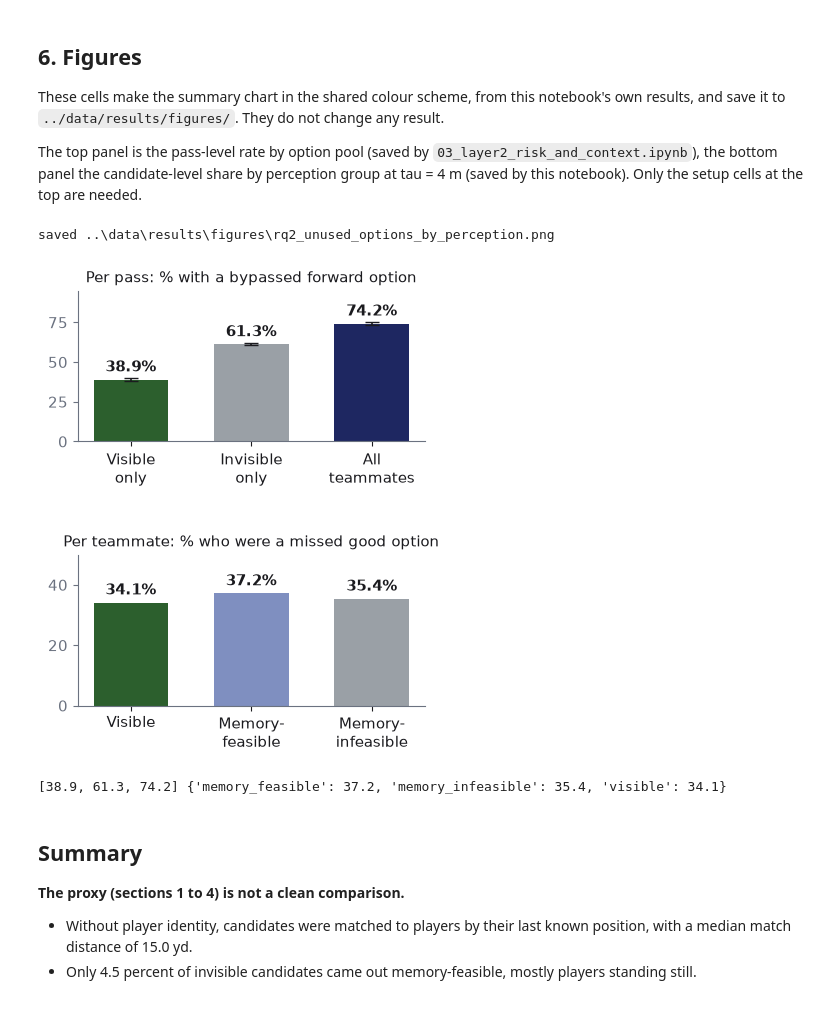
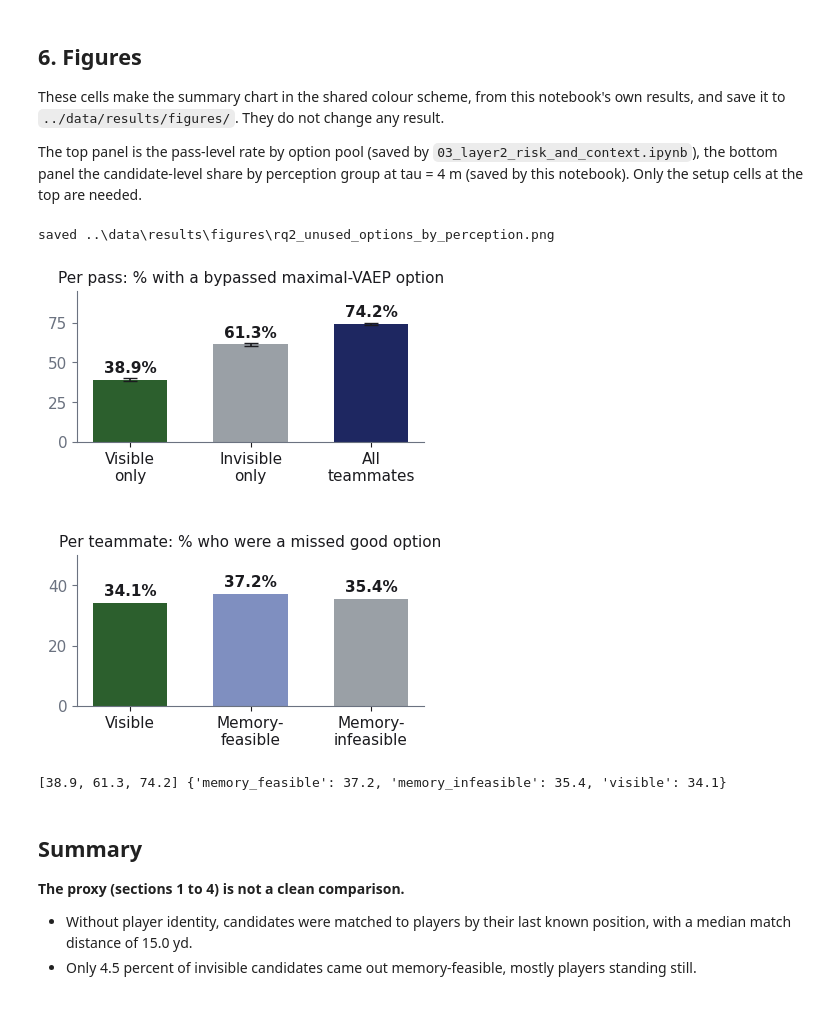
Before and after one commit to Raeesa12/perception-aware-passing-in-football, a Jupyter notebook: notebooks/07_layer3_memory_feasibility.ipynb, the cells around one changed output. Saved outputs shown, nothing was run; the diff lists cells and outputs as text; code cells hidden in the pictures.

Commit message:
Rename forward-progressive to maximal-VAEP and forward-bias rate to bypass rate

```diff
--- a/notebooks/07_layer3_memory_feasibility.ipynb
+++ b/notebooks/07_layer3_memory_feasibility.ipynb
@@ -433,20 +433,20 @@ Before the passer fix, memory_feasible held 23822 rows, so 3846 rows (about 16 p
 
 The imbalance matters for how much weight to put on the memory_feasible rate below. It is a small, unusual subset of invisible candidates, not a representative sample of them, so any pattern found in it describes that subset specifically rather than invisible candidates in general.
 # %%
-candidates_full['legitimate_forward_progressive_any_vis'] = (
+candidates_full['legitimate_maximal_vaep_any_vis'] = (
     (~candidates_full['offside'].fillna(True))
     & (candidates_full['xp_value'] >= 0.05)
-    & candidates_full['forward_progressive']
+    & candidates_full['maximal_vaep']
 )
 
 from scipy.stats import binomtest
 
 for group_name, group_df in candidates_full.groupby('group'):
     pass_level_group = group_df.groupby(['match_id', 'original_event_id']).agg(
-        had_legit_forward_option=('legitimate_forward_progressive_any_vis', 'any')
+        had_legit_option=('legitimate_maximal_vaep_any_vis', 'any')
     ).reset_index()
     n_total = len(pass_level_group)
-    n_bypassed = int(pass_level_group['had_legit_forward_option'].sum())
+    n_bypassed = int(pass_level_group['had_legit_option'].sum())
     rate = n_bypassed / n_total if n_total else float('nan')
     result = binomtest(n_bypassed, n_total, p=0.5) if n_total else None
     p_str = f"{result.pvalue:.4f}" if result else "n/a"
@@ -538,10 +538,10 @@ cf['match_id'] = cf['match_id'].astype(str)
 
 cands = candidates_full.copy()
 cands['match_id'] = cands['match_id'].astype(str)
-cands['legitimate_forward_progressive_any_vis'] = (
+cands['legitimate_maximal_vaep_any_vis'] = (
     (~cands['offside'].fillna(True))
     & (cands['xp_value'] >= 0.05)
-    & cands['forward_progressive']
+    & cands['maximal_vaep']
 )
 cands['xt_gain'] = cands['xt_target'] - cands['xt_origin']
 
@@ -567,14 +567,14 @@ def three_way_summary(labels):
     df = cands.assign(group=labels)
     out = {}
     for name, g in df.groupby('group'):
-        per_pass = g.groupby(['match_id', 'original_event_id'])['legitimate_forward_progressive_any_vis'].any()
+        per_pass = g.groupby(['match_id', 'original_event_id'])['legitimate_maximal_vaep_any_vis'].any()
         out[name] = {
             'candidates': len(g),
             'passes': len(per_pass),
             'candidates_per_pass': len(g) / len(per_pass),
             'pass_level_rate': per_pass.mean(),
-            'candidate_level_share': g['legitimate_forward_progressive_any_vis'].mean(),
-            'share_forward_progressive': g['forward_progressive'].mean(),
+            'candidate_level_share': g['legitimate_maximal_vaep_any_vis'].mean(),
+            'share_maximal_vaep': g['maximal_vaep'].mean(),
             'mean_xt_gain': g['xt_gain'].mean(),
         }
     order = ['visible', 'memory_feasible', 'memory_infeasible']
@@ -816,30 +816,30 @@ def deck_bars(ax, labels, vals, colours, lo=None, hi=None, fmt='{:.1f}%', ymax=N
 # %%
 # "Which options get left unused?" chart: per-pass rates by option pool (top) and
 # per-teammate shares by perception group (bottom). Reads saved results only.
 rates = pd.read_pickle('../data/results/rq2_risk_context_summary.pkl')['rates']   # saved by 03_layer2_risk_and_context.ipynb
 groups = pd.read_pickle('../data/results/rq2_three_way_groups_lstm.pkl')            # saved above (tau = 4 m)
-shares = 100 * groups.groupby('group')['legitimate_forward_progressive_any_vis'].mean()
+shares = 100 * groups.groupby('group')['legitimate_maximal_vaep_any_vis'].mean()
 
 plt.rcParams.update({'font.size': 11})
 fig, (a1, a2) = plt.subplots(2, 1, figsize=(4.48, 5.39), gridspec_kw={'hspace': 0.75})
 r = rates.loc[['visible_orig', 'invisible_orig', 'all_orig']] * [1, 100, 100, 100]
 deck_bars(a1, ['Visible\nonly', 'Invisible\nonly', 'All\nteammates'], list(r['rate']), [GREEN, GREY, NAVY],
           list(r['ci_low']), list(r['ci_high']), ymax=95, off=2)
-a1.set_title('Per pass: % with a bypassed forward option', fontsize=11, color=TXT)
+a1.set_title('Per pass: % with a bypassed maximal-VAEP option', fontsize=11, color=TXT)
 deck_bars(a2, ['Visible', 'Memory-\nfeasible', 'Memory-\ninfeasible'],
           [shares['visible'], shares['memory_feasible'], shares['memory_infeasible']],
           [GREEN, LIGHT, GREY], ymax=50, off=1.5)
 a2.set_title('Per teammate: % who were a missed good option', fontsize=11, color=TXT)
 for a in (a1, a2):
     for t in a.texts:
         t.set_fontsize(11)
 save_fig(fig, 'rq2_unused_options_by_perception.png')
 plt.show()
 plt.rcParams.update({'font.size': 12})
 print(r['rate'].round(1).tolist(), shares.round(1).to_dict())
 # %% [output]
 saved ..\data\results\figures\rq2_unused_options_by_perception.png
-[figure, old version]
+[figure, new version]
 [38.9, 61.3, 74.2] {'memory_feasible': 37.2, 'memory_infeasible': 35.4, 'visible': 34.1}
 # %% [markdown]
 ## Summary
```
Also changed, not shown: parts of 15 cells of this notebook, 7 other files.
